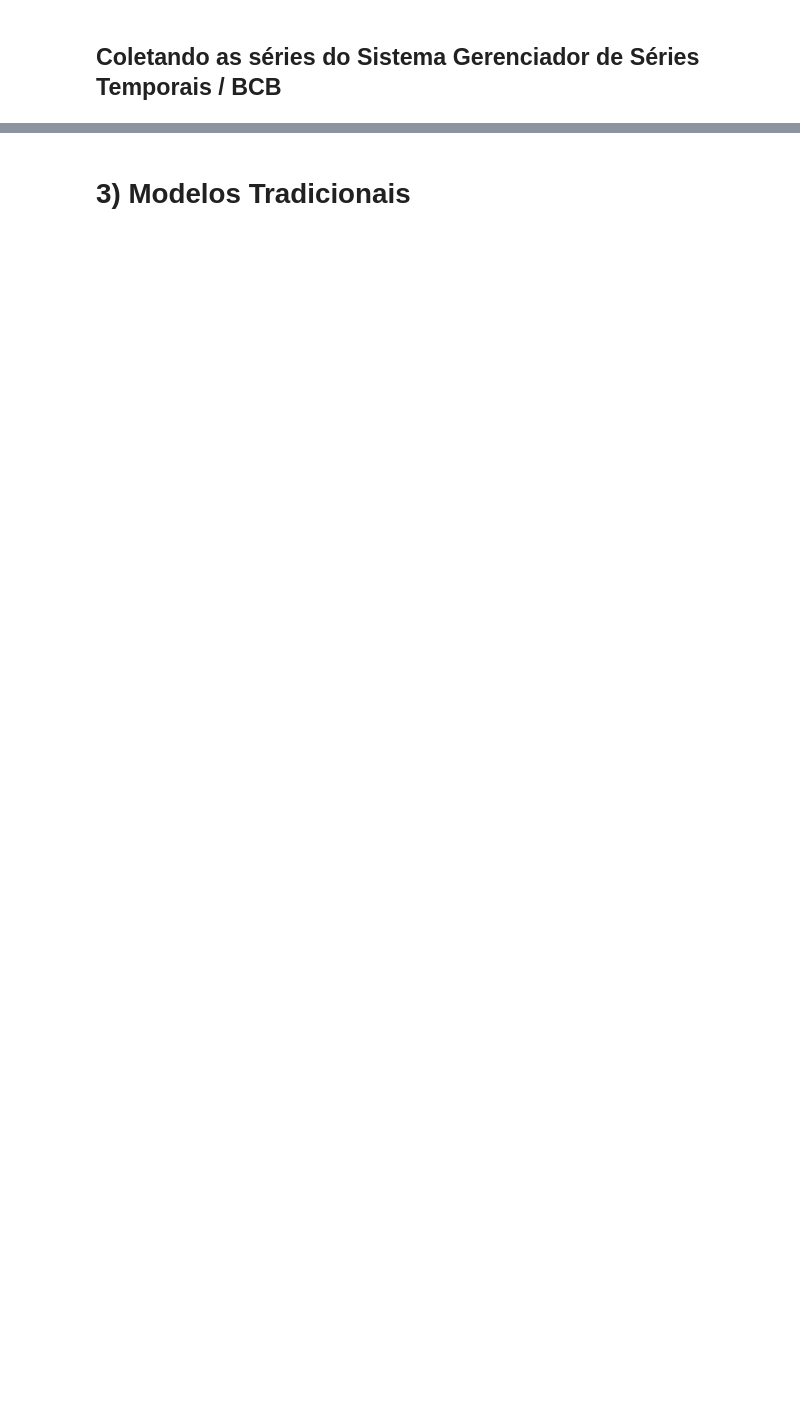
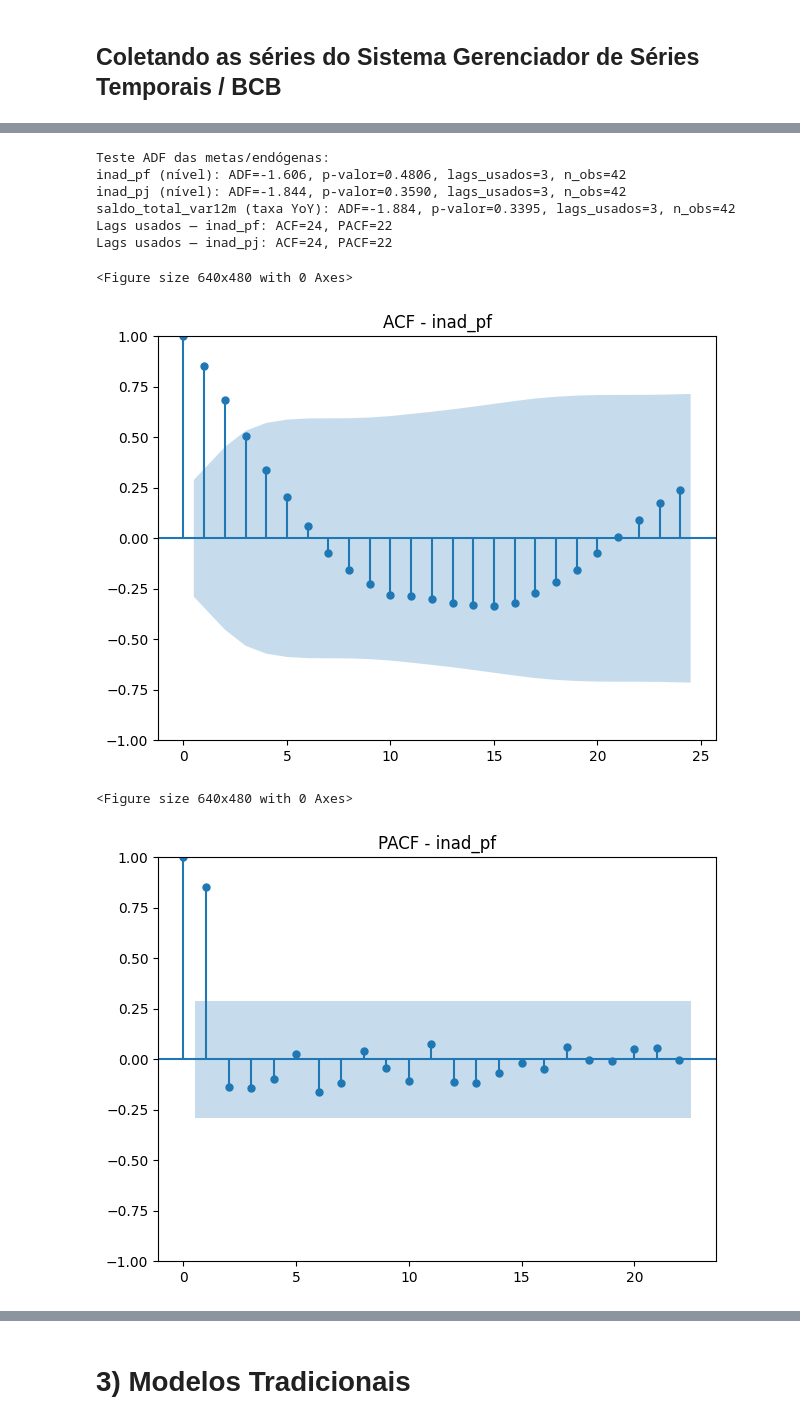
Before and after one commit to akemitti/Inteligencia-Artificial, a Jupyter notebook: prev_series_temporais.ipynb, the cells around one changed output, grey strips where cells are left out. Drawn from its saved outputs; the diff is of its cells as text; code cells hidden in the pictures; blank space fills up the shorter version.

```diff
--- a/prev_series_temporais.ipynb
+++ b/prev_series_temporais.ipynb
@@ -739,0 +324,80 @@ for alvo in spreads_presentes:
+# %%
+# 4) Teste ADF (estacionaridade) e ACF/PACF
+
+import matplotlib.pyplot as plt
+from statsmodels.tsa.stattools import adfuller
+from statsmodels.graphics.tsaplots import plot_acf, plot_pacf
+import pandas as pd
+
+def resumo_adf(serie, nome):
+    serie_clean = pd.to_numeric(pd.Series(serie), errors="coerce").dropna()
+    if len(serie_clean) < 25:
+        print(f"{nome}: série muito curta para ADF (n={len(serie_clean)})")
+        return
+    res = adfuller(serie_clean, autolag='AIC')
+    print(f"{nome}: ADF={res[0]:.3f}, p-valor={res[1]:.4f}, lags_usados={res[2]}, n_obs={res[3]}")
+
+def lags_acf_max(serie, desejado=24):
+    n = pd.to_numeric(pd.Series(serie), errors="coerce").dropna().shape[0]
+    # ACF pode ir até n-2; usamos um bound seguro
+    return max(1, min(desejado, n - 2))
+
+def lags_pacf_max(serie, desejado=24):
+    n = pd.to_numeric(pd.Series(serie), errors="coerce").dropna().shape[0]
+    # PACF exige nlags < n/2 -> usar (n//2 - 1) como limite superior
+    return max(1, min(desejado, (n // 2) - 1))
+
+print("Teste ADF das metas/endógenas:")
+resumo_adf(base_plot["inad_pf"], "inad_pf (nível)")
+resumo_adf(base_plot["inad_pj"], "inad_pj (nível)")
+resumo_adf(base_plot["saldo_total_var12m"], "saldo_total_var12m (taxa YoY)")
+
+# --- ACF/PACF com limites dinâmicos ---
+serie_pf = pd.to_numeric(base_plot["inad_pf"], errors="coerce").dropna()
+serie_pj = pd.to_numeric(base_plot["inad_pj"], errors="coerce").dropna()
+
+lags_pf_acf  = lags_acf_max(serie_pf, 24)
+lags_pf_pacf = lags_pacf_max(serie_pf, 24)
+lags_pj_acf  = lags_acf_max(serie_pj, 24)
+lags_pj_pacf = lags_pacf_max(serie_pj, 24)
+
+print(f"Lags usados — inad_pf: ACF={lags_pf_acf}, PACF={lags_pf_pacf}")
+print(f"Lags usados — inad_pj: ACF={lags_pj_acf}, PACF={lags_pj_pacf}")
+
+plt.figure()
+plot_acf(serie_pf, lags=lags_pf_acf)
+plt.title("ACF - inad_pf")
+plt.tight_layout(); plt.show()
+
+plt.figure()
+try:
+    plot_pacf(serie_pf, lags=lags_pf_pacf, method="ywm")
+except TypeError:
+    # fallback se sua versão não suportar "ywm"
+    plot_pacf(serie_pf, lags=lags_pf_pacf, method="yw")
+plt.title("PACF - inad_pf")
+plt.tight_layout(); plt.show()
+
+plt.figure()
+plot_acf(serie_pj, lags=lags_pj_acf)
+plt.title("ACF - inad_pj")
+plt.tight_layout(); plt.show()
+
+plt.figure()
+try:
+    plot_pacf(serie_pj, lags=lags_pj_pacf, method="ywm")
+except TypeError:
+    plot_pacf(serie_pj, lags=lags_pj_pacf, method="yw")
+plt.title("PACF - inad_pj")
+plt.tight_layout(); plt.show()
+# %% [output]
+Teste ADF das metas/endógenas:
+inad_pf (nível): ADF=-1.606, p-valor=0.4806, lags_usados=3, n_obs=42
+inad_pj (nível): ADF=-1.844, p-valor=0.3590, lags_usados=3, n_obs=42
+saldo_total_var12m (taxa YoY): ADF=-1.884, p-valor=0.3395, lags_usados=3, n_obs=42
+Lags usados — inad_pf: ACF=24, PACF=22
+Lags usados — inad_pj: ACF=24, PACF=22
+<Figure size 640x480 with 0 Axes>
+[figure, added]
+<Figure size 640x480 with 0 Axes>
+[figure, added]
```
Also changed, not shown: parts of 35 cells of this notebook, 47 other files.
